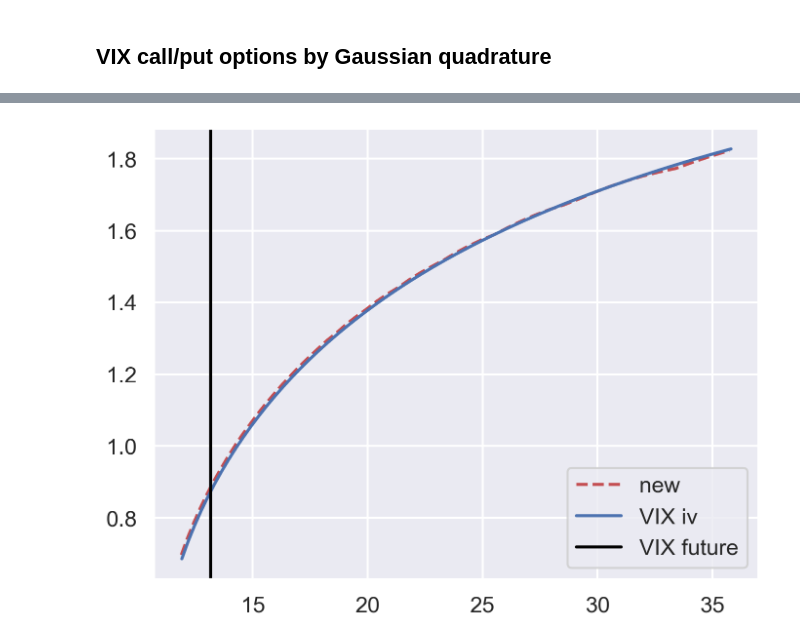
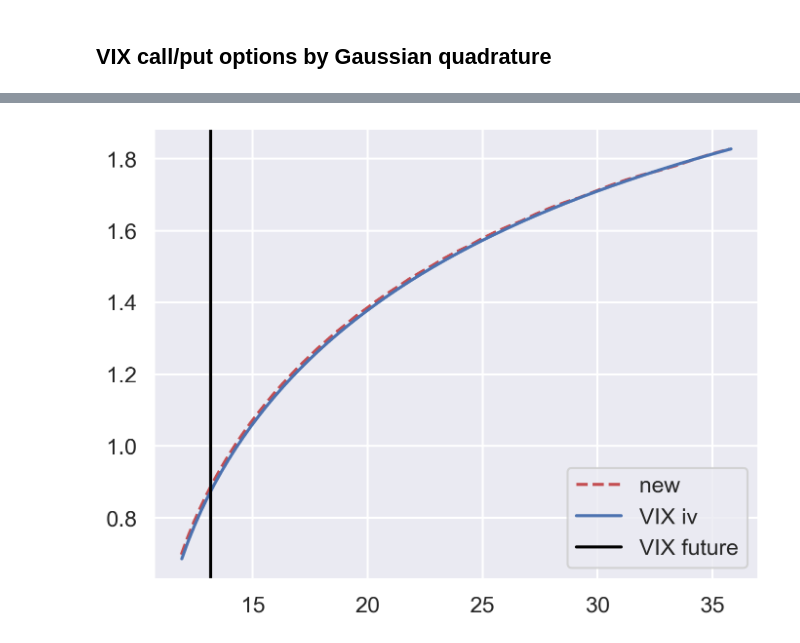
Before and after one commit to fbourgey/quintic-ou, a Jupyter notebook: checks.ipynb, the cells around one changed output, grey strips where cells are left out. Cells and saved outputs as stored; diff of their text form; code cells hidden in the pictures.

```diff
--- a/checks.ipynb
+++ b/checks.ipynb
@@ -372,9 +372,9 @@ vix_fut, vix_call, vix_iv = quintic_base.vix_all_integration_poly_fast_revert_mo
 # %%
 # new code
 xi0 = lambda t: 0.02 * np.ones_like(t)
-n_quad = 80
+n_quad = 100
 ks = np.linspace(-0.1, 1, 50)
 F = quintic.fut_vix(params, xi0=xi0, T=T, n_quad=n_quad)
 Ks = F * np.exp(ks)
 
-impvol_vix_new = quintic.impvol_vix(params=params, xi0=xi0, K=Ks, T=T, n_quad=n_quad)
+impvol_vix = quintic.impvol_vix(params=params, xi0=xi0, K=Ks, T=T, n_quad=n_quad)
@@ -391,12 +381,12 @@ impvol_vix_new = quintic.impvol_vix(params=params, xi0=xi0, K=Ks, T=T, n_quad=n_
 # %%
 fig, ax = plt.subplots()
-ax.plot(100 * Ks, impvol_vix_new, "r--", label="new")
+ax.plot(100 * Ks, impvol_vix, "r--", label="new")
 ax.plot(vix_strike_perc * vix_fut, vix_iv, label="VIX iv")
 ax.axvline(x=vix_fut, color="black", label="VIX future")
 ax.legend()
 plt.show()
 # %% [output]
-[figure, old version]
+[figure, new version]
 # %%
 quintic.fut_vix(params, xi0=lambda t: 0.02 * np.ones_like(t), T=T, n_quad=80)
 # %% [output]
```
Also changed, not shown: parts of 5 cells of this notebook, 1 other file.
